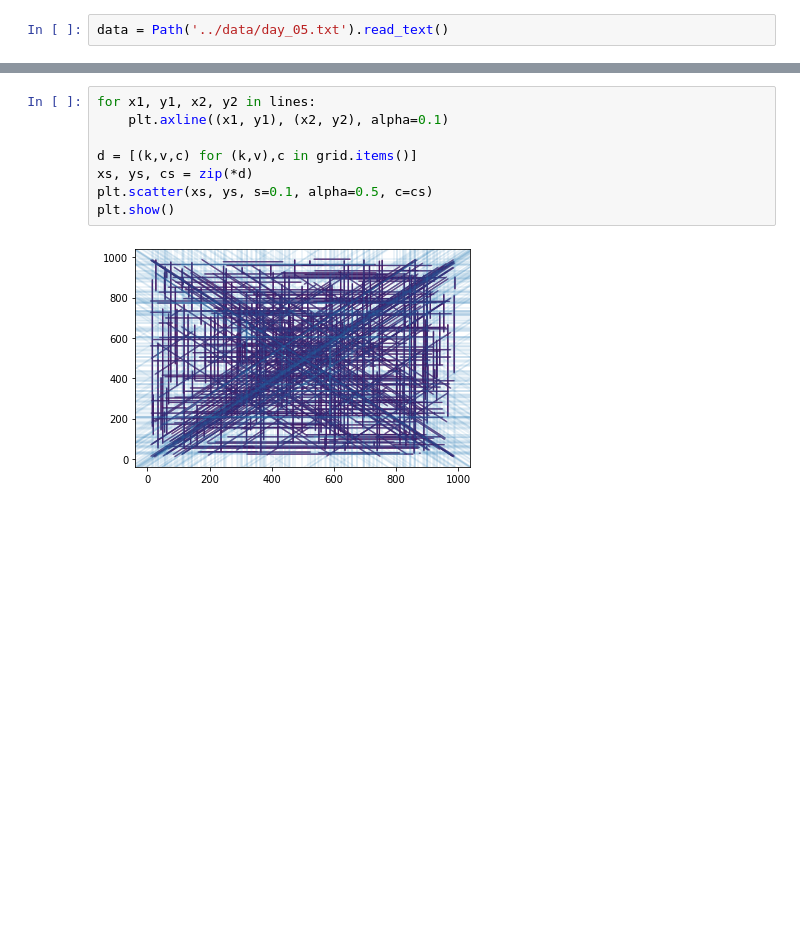
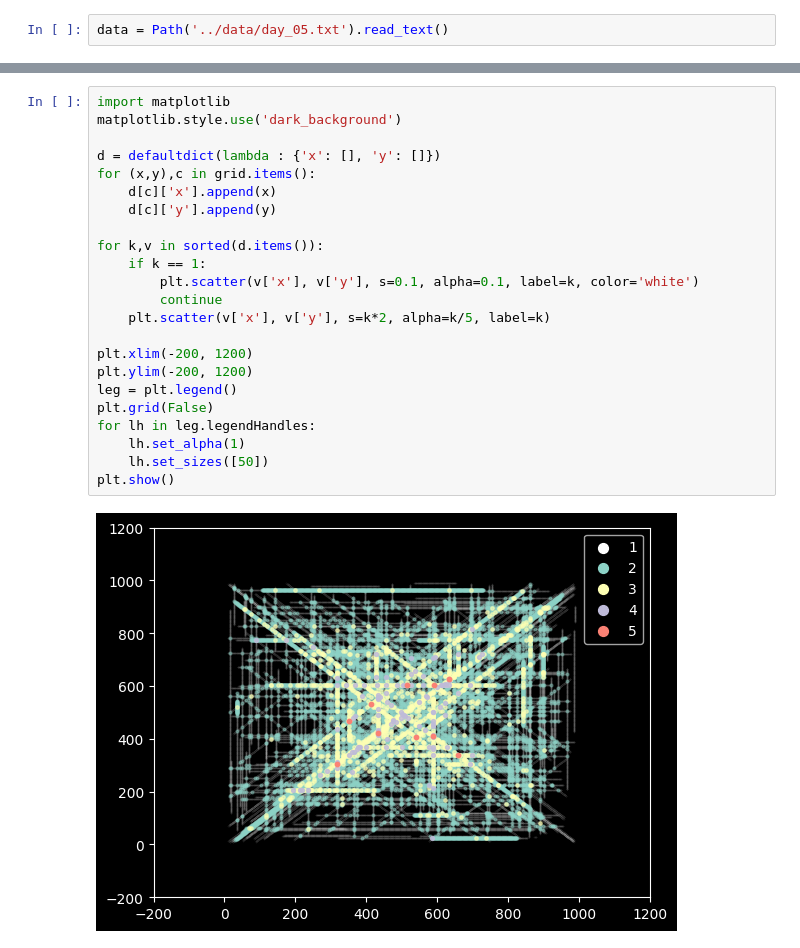
Before and after one commit to asishm/aoc-2021, a Jupyter notebook: solutions/day_05.ipynb, the cells around one changed output, grey strips where cells are left out. Cells and saved outputs as stored; diff of their text form; blank space fills up the shorter version.

Commit message:
optimized Counter -> dict(); update plots

```diff
--- a/solutions/day_05.ipynb
+++ b/solutions/day_05.ipynb
@@ -63,10 +94,25 @@ sum([v > 1 for v in grid.values()])
 # %%
-for x1, y1, x2, y2 in lines:
-    plt.axline((x1, y1), (x2, y2), alpha=0.1)
+import matplotlib
+matplotlib.style.use('dark_background')
 
-d = [(k,v,c) for (k,v),c in grid.items()]
-xs, ys, cs = zip(*d)
-plt.scatter(xs, ys, s=0.1, alpha=0.5, c=cs)
+d = defaultdict(lambda : {'x': [], 'y': []})
+for (x,y),c in grid.items():
+    d[c]['x'].append(x)
+    d[c]['y'].append(y)
+
+for k,v in sorted(d.items()):
+    if k == 1:
+        plt.scatter(v['x'], v['y'], s=0.1, alpha=0.1, label=k, color='white')
+        continue
+    plt.scatter(v['x'], v['y'], s=k*2, alpha=k/5, label=k)
+
+plt.xlim(-200, 1200)
+plt.ylim(-200, 1200)
+leg = plt.legend()
+plt.grid(False)
+for lh in leg.legendHandles:
+    lh.set_alpha(1)
+    lh.set_sizes([50])
 plt.show()
 # %% [output]
-[figure, old version]
+[figure, new version]
```
Also changed, not shown: parts of 5 cells of this notebook.
